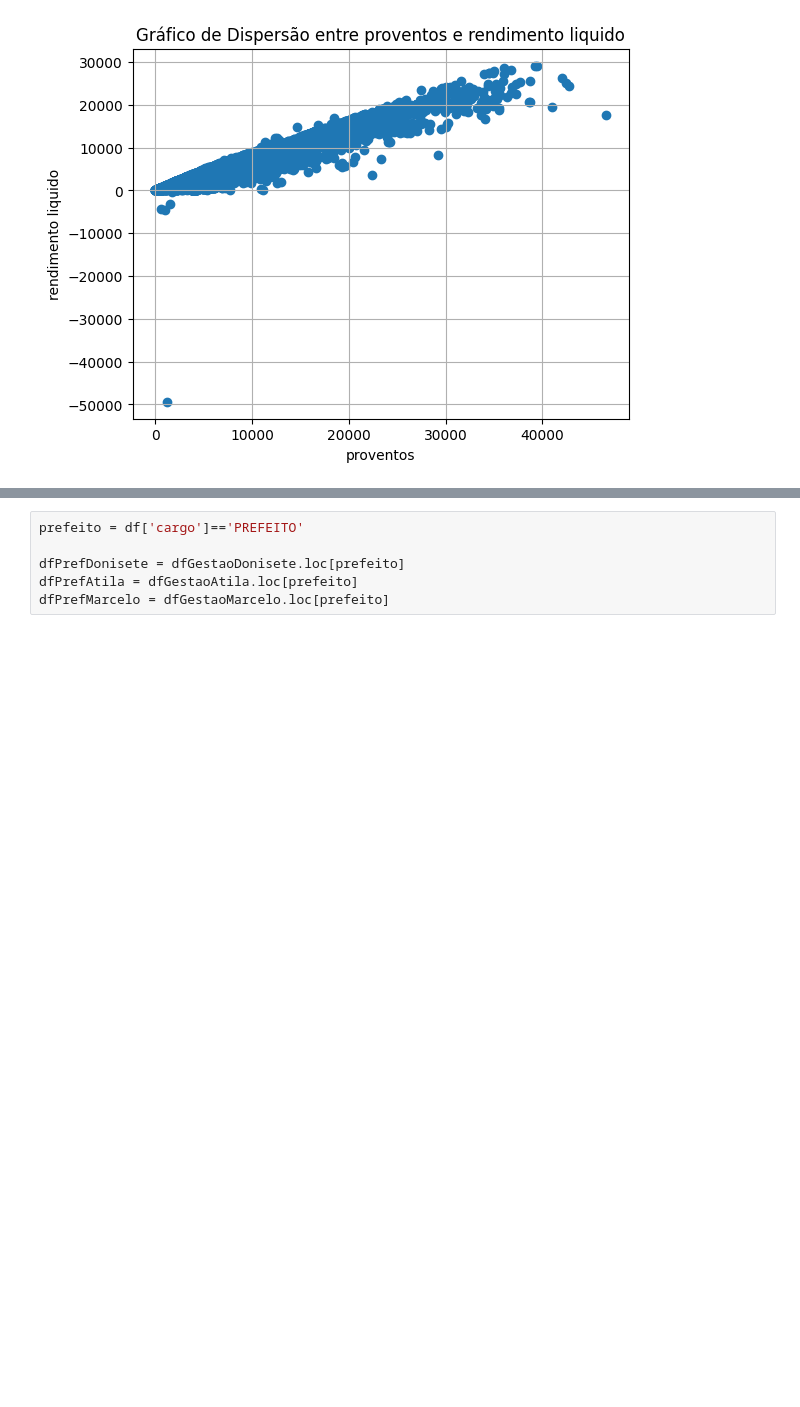
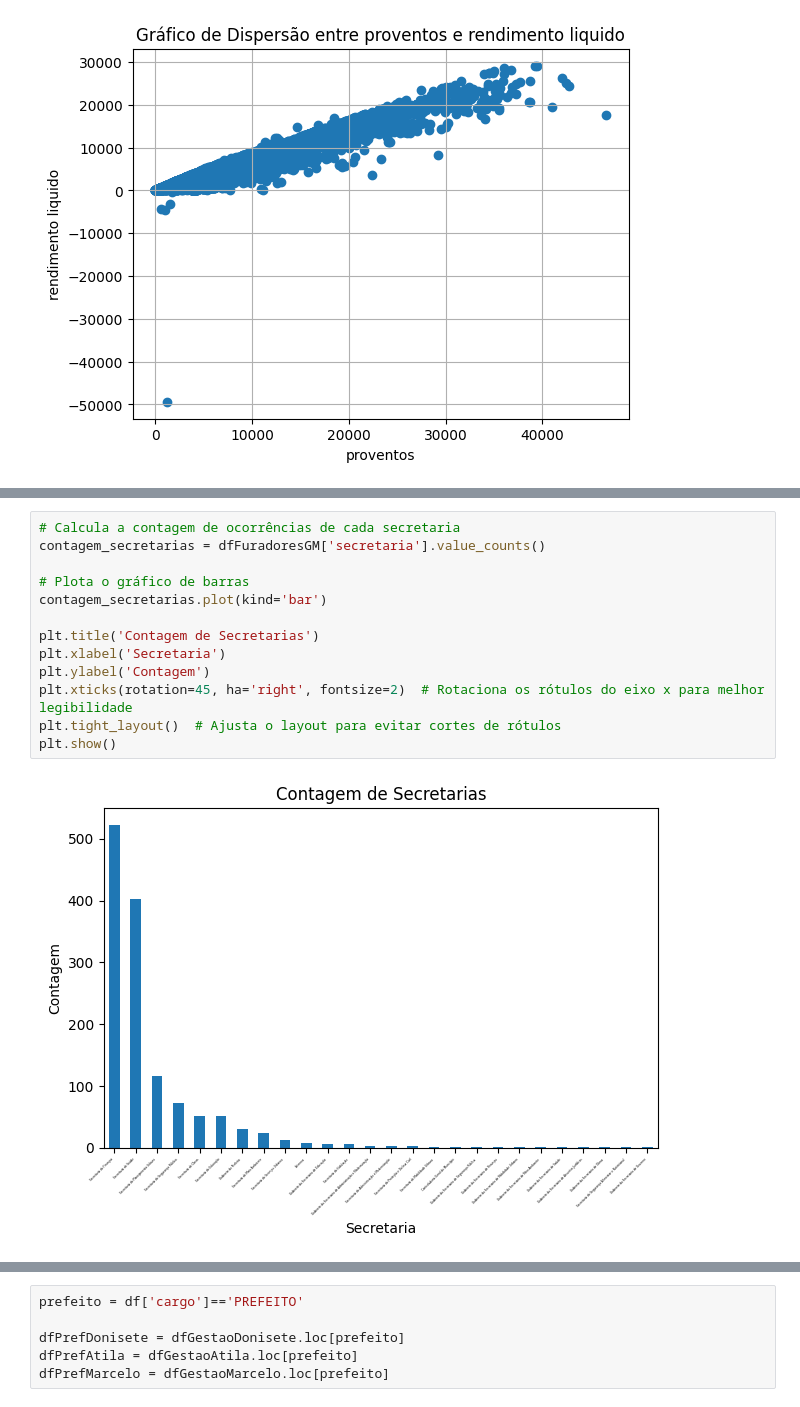
Before and after one commit to wesleyclzns/analisesOrcamentoMaua, a Jupyter notebook: servidoresPrefMaua.IPYNB, the cells around one changed output, grey strips where cells are left out. Drawn from its saved outputs; the diff is of its cells as text; blank space fills up the shorter version.

```diff
--- a/servidoresPrefMaua.IPYNB
+++ b/servidoresPrefMaua.IPYNB
@@ -145,0 +304,15 @@ plt.show()
+# %%
+# Calcula a contagem de ocorrências de cada secretaria
+contagem_secretarias = dfFuradoresGM['secretaria'].value_counts()
+
+# Plota o gráfico de barras
+contagem_secretarias.plot(kind='bar')
+
+plt.title('Contagem de Secretarias')
+plt.xlabel('Secretaria')
+plt.ylabel('Contagem')
+plt.xticks(rotation=45, ha='right', fontsize=2)  # Rotaciona os rótulos do eixo x para melhor legibilidade
+plt.tight_layout()  # Ajusta o layout para evitar cortes de rótulos
+plt.show()
+# %% [output]
+[figure, added]
```
Also changed, not shown: parts of 31 cells of this notebook.
